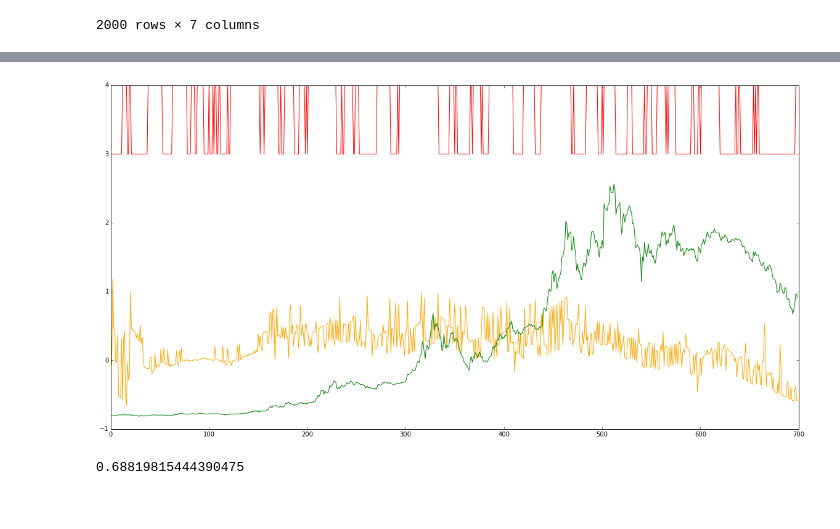
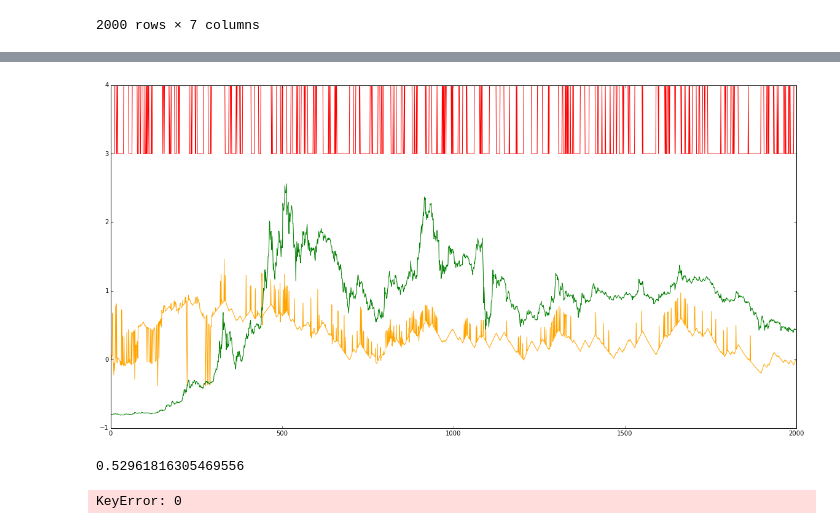
Before and after one commit to BGLogin42/Ghostscaffold-LSTM, a Jupyter notebook: lstm.ipynb, the cells around one changed output, grey strips where cells are left out. Drawn from its saved outputs; the diff is of its cells as text; code cells hidden in the pictures.

```diff
--- a/lstm.ipynb
+++ b/lstm.ipynb
@@ -255,12 +261,12 @@ KeyboardInterrupt:
 # %%
 plt.figure(figsize=(20,10),dpi=300)
-plt.plot(pred[:700,1],color='orange')
-plt.plot(label[:700]+3,color='red')
-plt.plot(target[:700,0]*100-1,color='green')
+plt.plot(pred[:1999,1],color='orange')
+plt.plot(label[:1999]+3,color='red')
+plt.plot(target[:1999,0]*100-1,color='green')
 plt.show()
 # %% [output]
-[figure, old version]
+[figure, new version]
 # %%
-roc_auc_score(label[600:700],pred[600:700,1])
+roc_auc_score(label[1700:1999],pred[1700:1999,1])
 # %% [output]
-0.68819815444390475
+0.52961816305469556
@@ -266,0 +283,5 @@ roc_auc_score(label[600:700],pred[600:700,1])
+# %%
+distance = KNNDistance(USD_ETHDataFrameNN[['close']], USD_BTCDataFrameNN[['close']], 1999) # 1999 a length?
+print 'Distance: ' + repr(distance)
+# %% [output]
+KeyError: 0
```
Also changed, not shown: parts of 9 cells of this notebook.
